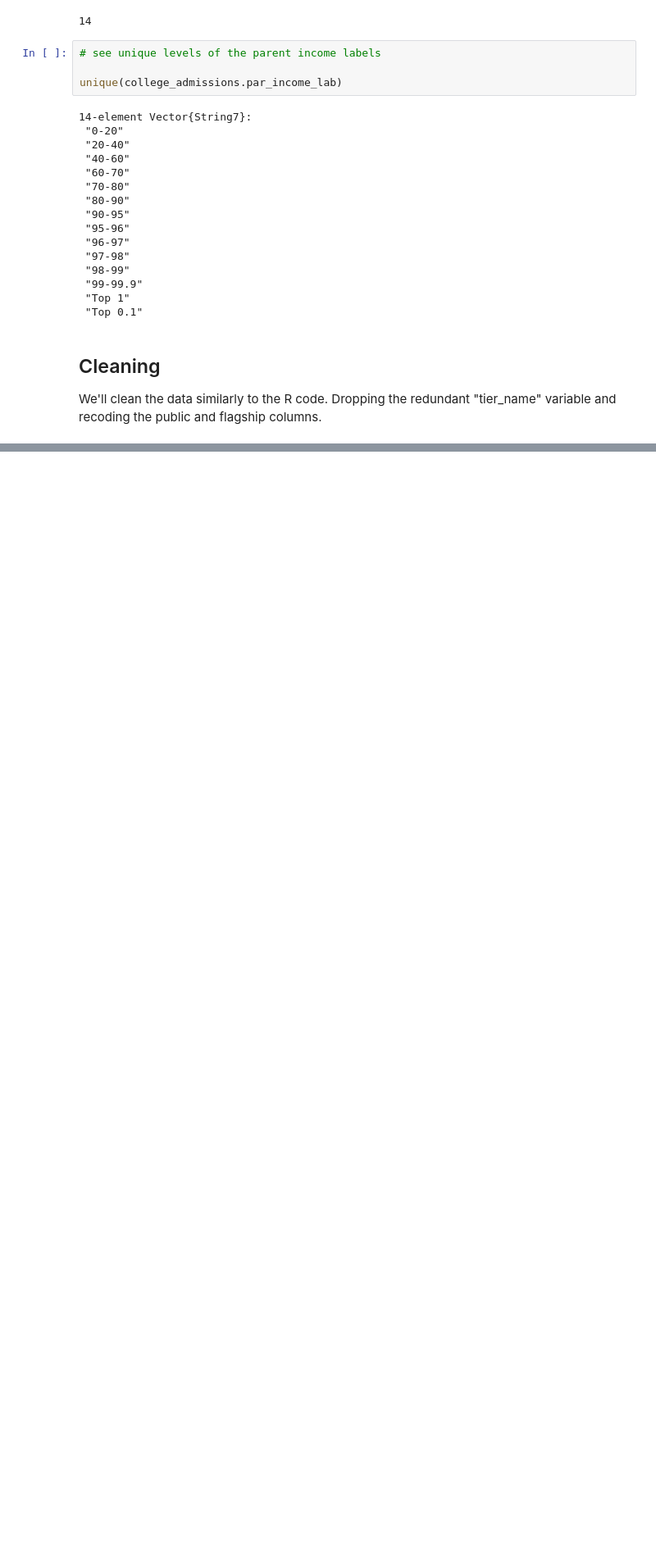
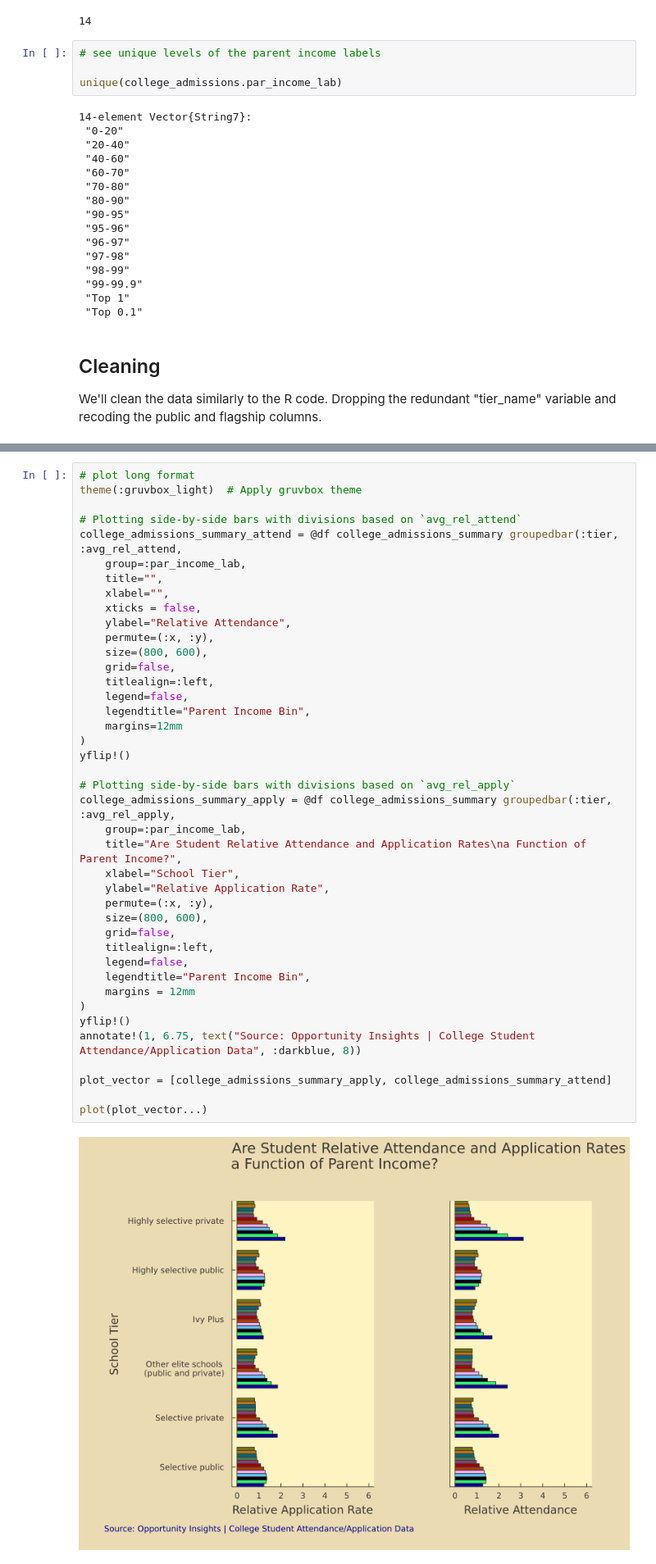
Before and after one commit to nicolasfoss/tidy_tuesday, a Jupyter notebook: Economic_Diversity_Student_Outcomes_2024_09_10/Economic_Diversity_Student_Outcomes_2024_09_10.ipynb, the cells around one changed output, grey strips where cells are left out. Shown at 82% size. Saved outputs shown, nothing was run; the diff lists cells and outputs as text; blank space fills up the shorter version.

```diff
--- a/Economic_Diversity_Student_Outcomes_2024_09_10/Economic_Diversity_Student_Outcomes_2024_09_10.ipynb
+++ b/Economic_Diversity_Student_Outcomes_2024_09_10/Economic_Diversity_Student_Outcomes_2024_09_10.ipynb
@@ -133,0 +153,43 @@ end
+# %%
+# plot long format
+theme(:gruvbox_light)  # Apply gruvbox theme
+
+# Plotting side-by-side bars with divisions based on `avg_rel_attend`
+college_admissions_summary_attend = @df college_admissions_summary groupedbar(:tier, :avg_rel_attend,
+    group=:par_income_lab,
+    title="",
+    xlabel="",
+    xticks = false,
+    ylabel="Relative Attendance",
+    permute=(:x, :y),
+    size=(800, 600),
+    grid=false,
+    titlealign=:left,
+    legend=false,
+    legendtitle="Parent Income Bin",
+    margins=12mm
+)
+yflip!()
+
+# Plotting side-by-side bars with divisions based on `avg_rel_apply`
+college_admissions_summary_apply = @df college_admissions_summary groupedbar(:tier, :avg_rel_apply,
+    group=:par_income_lab,
+    title="Are Student Relative Attendance and Application Rates\na Function of Parent Income?",
+    xlabel="School Tier",
+    ylabel="Relative Application Rate",
+    permute=(:x, :y),
+    size=(800, 600),
+    grid=false,
+    titlealign=:left,
+    legend=false,
+    legendtitle="Parent Income Bin",
+    margins = 12mm
+)
+yflip!()
+annotate!(1, 6.75, text("Source: Opportunity Insights | College Student Attendance/Application Data", :darkblue, 8))
+
+plot_vector = [college_admissions_summary_apply, college_admissions_summary_attend]
+
+plot(plot_vector...)
+# %% [output]
+[figure, added]
```
Also changed, not shown: parts of 29 cells of this notebook.
